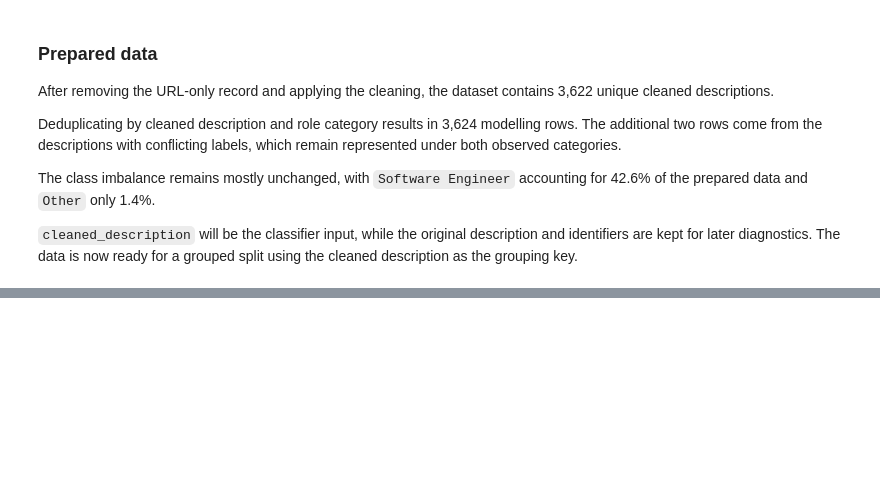
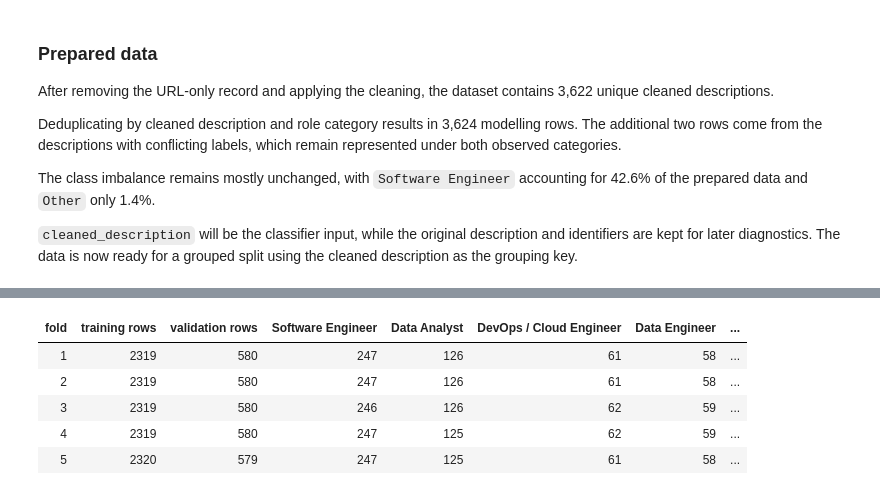
Before and after one commit to Tyainss/job-posting-nlp, a Jupyter notebook: job_posting_nlp_take_home_task.ipynb, the cells around one changed output, grey strips where cells are left out. Cells and saved outputs as stored; diff of their text form; code cells hidden in the pictures; blank space fills up the shorter version.

```diff
--- a/job_posting_nlp_take_home_task.ipynb
+++ b/job_posting_nlp_take_home_task.ipynb
@@ -1365,0 +1555,62 @@ The class imbalance remains mostly unchanged, with `Software Engineer` accountin
+# %%
+cv_rows = []
+validation_coverage = np.zeros(
+    len(development_rows),
+    dtype=int,
+)
+
+for fold_number, (
+    train_indices,
+    validation_indices,
+) in enumerate(cv_folds, start=1):
+    train_groups = set(
+        development_groups.iloc[train_indices]
+    )
+    validation_groups = set(
+        development_groups.iloc[validation_indices]
+    )
+
+    validation_counts = (
+        y_development.iloc[validation_indices]
+        .value_counts()
+        .reindex(class_order, fill_value=0)
+    )
+
+    validation_coverage[validation_indices] += 1
+
+    cv_rows.append(
+        {
+            "fold": fold_number,
+            "training rows": len(train_indices),
+            "validation rows": len(validation_indices),
+            **{
+                role_category: int(
+                    validation_counts[role_category]
+                )
+                for role_category in class_order
+            },
+            "every class present": bool(
+                (validation_counts > 0).all()
+            ),
+            "group overlap": len(
+                train_groups & validation_groups
+            ),
+        }
+    )
+
+cv_summary = pd.DataFrame(cv_rows)
+
+assert np.all(validation_coverage == 1)
+assert cv_summary["group overlap"].eq(0).all()
+assert cv_summary["every class present"].all()
+
+display(
+    cv_summary.style.hide(axis="index")
+)
+# %% [output]
+| fold | training rows | validation rows | Software Engineer | Data Analyst | DevOps / Cloud Engineer | Data Engineer | ... |
+| 1 | 2319 | 580 | 247 | 126 | 61 | 58 | ... |
+| 2 | 2319 | 580 | 247 | 126 | 61 | 58 | ... |
+| 3 | 2319 | 580 | 246 | 126 | 62 | 59 | ... |
+| 4 | 2319 | 580 | 247 | 125 | 62 | 59 | ... |
+| 5 | 2320 | 579 | 247 | 125 | 61 | 58 | ... |
```
Also changed, not shown: parts of 4 cells of this notebook.
